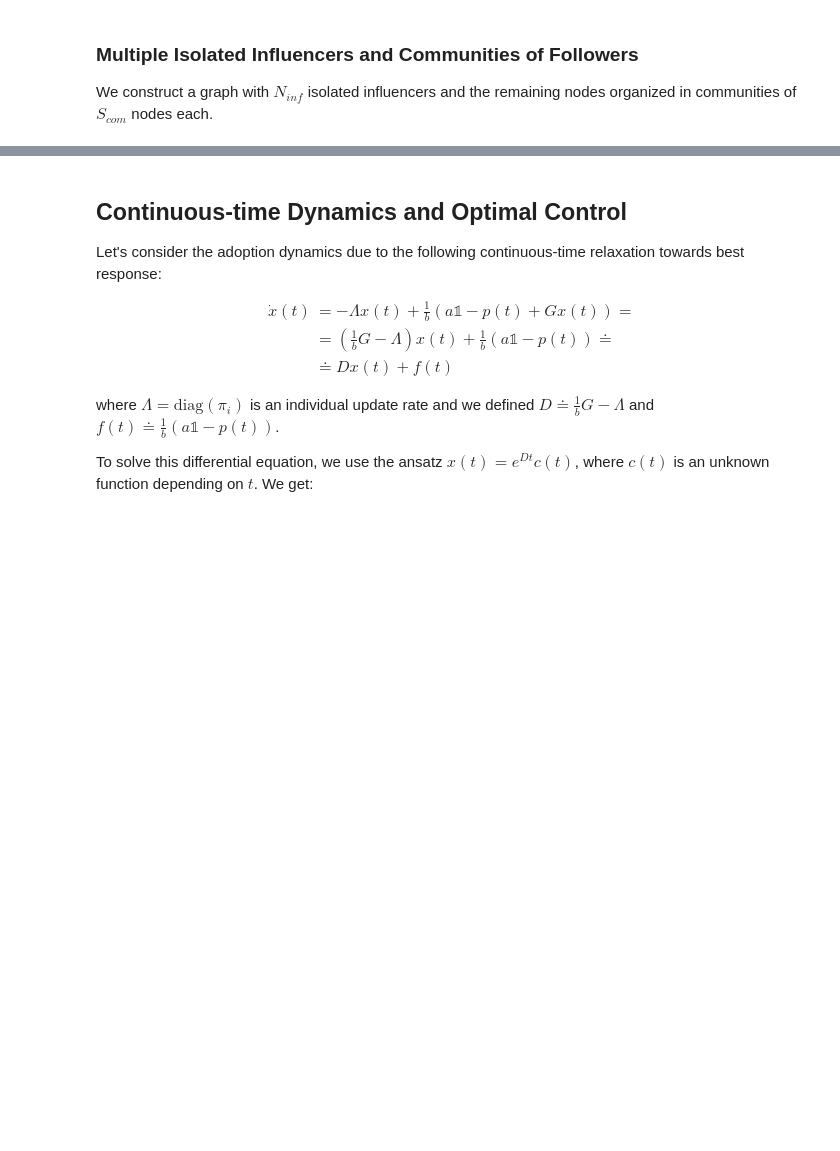
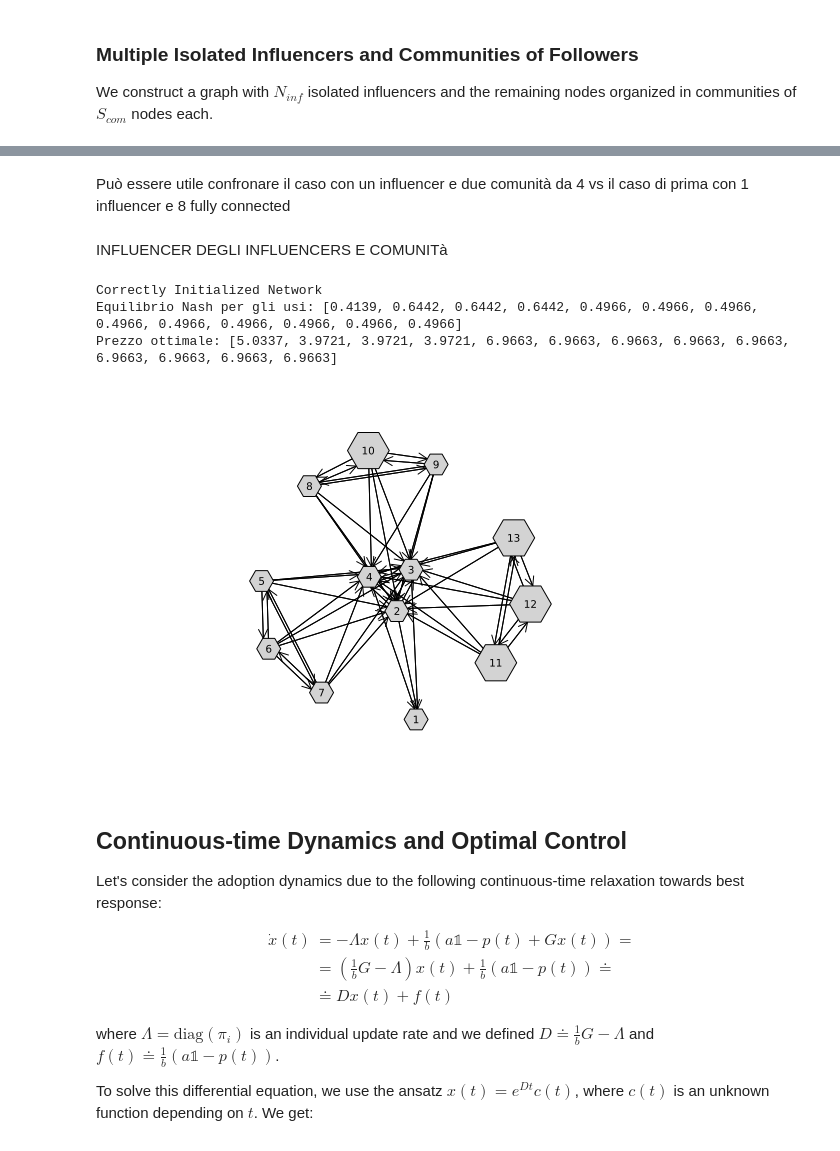
Before and after one commit to capoindiscusso/Game_Theory, a Jupyter notebook: Game Theory/Optimal_Pricing.ipynb, the cells around one changed output, grey strips where cells are left out. Saved outputs shown, nothing was run; the diff lists cells and outputs as text; code cells hidden in the pictures; blank space fills up the shorter version.

Commit message:
aggiunto un nuovo caso da simulare e commentare

```diff
--- a/Game Theory/Optimal_Pricing.ipynb
+++ b/Game Theory/Optimal_Pricing.ipynb
@@ -1016,3 +686,40 @@ Prezzo ottimale: [2.7273, 2.7273, 2.7273, 6.9091, 6.9091, 6.9091, 6.9091, 6.9091
+# %% [markdown]
+Può essere utile confronare il caso con un influencer e due comunità da 4 vs il caso di prima con 1 influencer e 8 fully connected
+# %% [markdown]
+INFLUENCER DEGLI INFLUENCERS E COMUNITà
+# %%
+N_infl = 3
+S_com = 3
+n_com = 3;
+N = N_infl + n_com*S_com + 1
+a = 10.0
+b = 12.0
+c = 2.0
+
+G = zeros(N, N)
+G[2:N_infl+1, 1] .= 1.0
+G[2:N, 2:N] = createGraphInfluencersCommunities(N_infl, S_com, n_com)
+G[2:N_infl+1, 2: N_infl+1] =createGraphFullyConnected(N_infl)
+
+checkParameters(G, a, b, c)
+
+M = influenceMatrix(G, b)
+
+x_star = bestResponse(M, a, b, c)
+println("Equilibrio Nash per gli usi: ", round.(x_star, digits=4))
+
+p_star = bestPrice(M, a, b, c)
+println("Prezzo ottimale: ", round.(p_star, digits=4))
+
+
+
+
+graphplot(G, names=1:N, nodesize=0.3, curves=false, markercolor=:lightgrey)
+# %% [output]
+Correctly Initialized Network
+Equilibrio Nash per gli usi: [0.4139, 0.6442, 0.6442, 0.6442, 0.4966, 0.4966, 0.4966, 0.4966, 0.4966, 0.4966, 0.4966, 0.4966, 0.4966]
+Prezzo ottimale: [5.0337, 3.9721, 3.9721, 3.9721, 6.9663, 6.9663, 6.9663, 6.9663, 6.9663, 6.9663, 6.9663, 6.9663, 6.9663]
+[figure, added]
 # %% [markdown]
 ## Continuous-time Dynamics and Optimal Control
 
```
Also changed, not shown: parts of 13 cells of this notebook.
